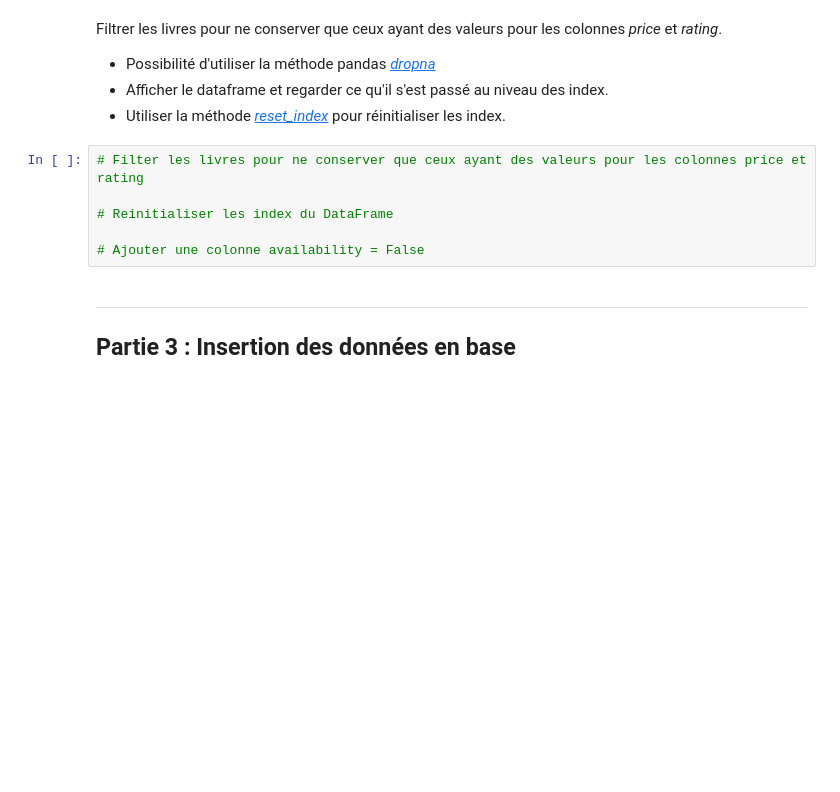
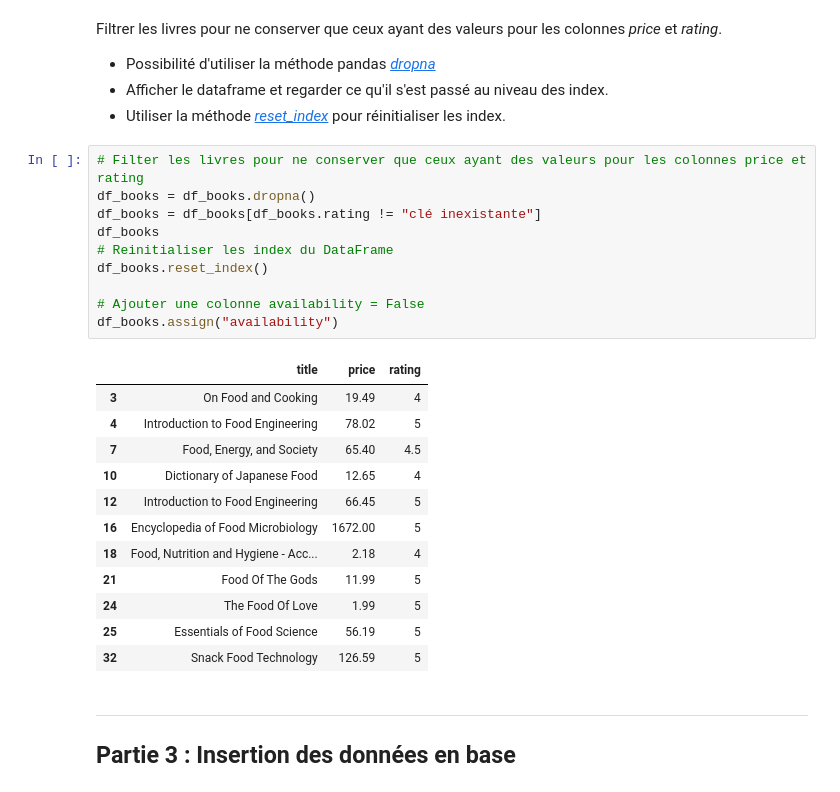
Before and after one commit to samyachd/scraping, a Jupyter notebook: notebooks/3_API_googleBooks.ipynb, the cells around one changed output. Drawn from its saved outputs; the diff is of its cells as text; blank space fills up the shorter version.

```diff
--- a/notebooks/3_API_googleBooks.ipynb
+++ b/notebooks/3_API_googleBooks.ipynb
@@ -209,10 +246,27 @@ Filtrer les livres pour ne conserver que ceux ayant des valeurs pour les colonne
 - Utiliser la méthode [_reset_index_](https://pandas.pydata.org/pandas-docs/stable/reference/api/pandas.DataFrame.reset_index.html) pour réinitialiser les index.
 # %%
 # Filter les livres pour ne conserver que ceux ayant des valeurs pour les colonnes price et rating
-
+df_books = df_books.dropna()
+df_books = df_books[df_books.rating != "clé inexistante"]
+df_books
 # Reinitialiser les index du DataFrame
+df_books.reset_index()
 
 # Ajouter une colonne availability = False
+df_books.assign("availability")
+# %% [output]
+|  | title | price | rating |
+| 3 | On Food and Cooking | 19.49 | 4 |
+| 4 | Introduction to Food Engineering | 78.02 | 5 |
+| 7 | Food, Energy, and Society | 65.40 | 4.5 |
+| 10 | Dictionary of Japanese Food | 12.65 | 4 |
+| 12 | Introduction to Food Engineering | 66.45 | 5 |
+| 16 | Encyclopedia of Food Microbiology | 1672.00 | 5 |
+| 18 | Food, Nutrition and Hygiene - Acc... | 2.18 | 4 |
+| 21 | Food Of The Gods | 11.99 | 5 |
+| 24 | The Food Of Love | 1.99 | 5 |
+| 25 | Essentials of Food Science | 56.19 | 5 |
+| 32 | Snack Food Technology | 126.59 | 5 |
 # %% [markdown]
 ---
 ## Partie 3 : Insertion des données en base
```
Also changed, not shown: parts of 9 cells of this notebook, 5 other files.
